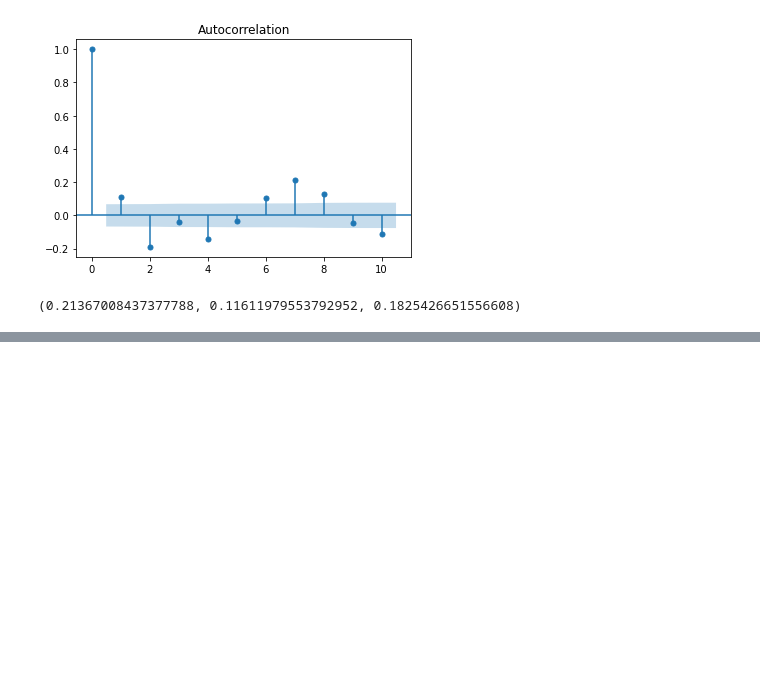
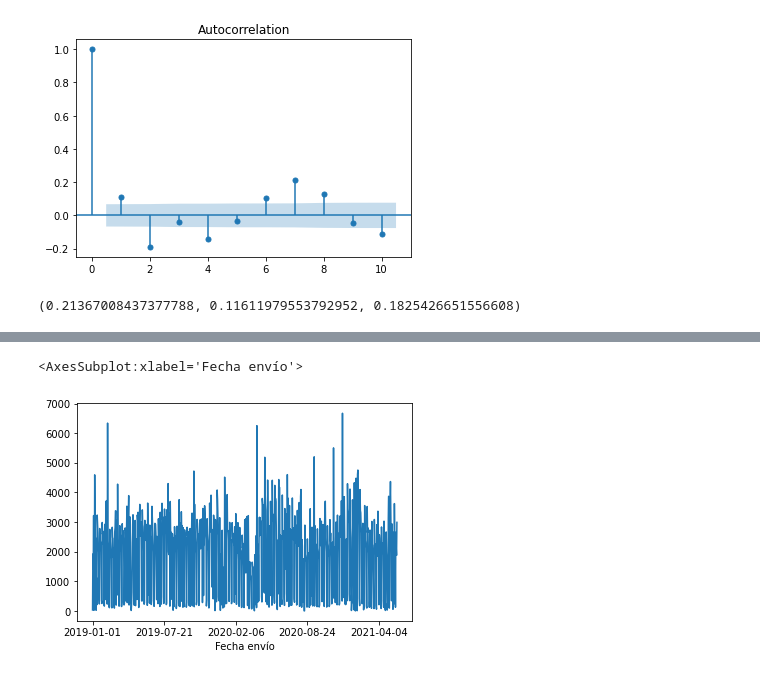
Before and after one commit to toniet/TFG, a Jupyter notebook: 1_CargaDataEnvios.ipynb, the cells around one changed output, grey strips where cells are left out. Saved outputs shown, nothing was run; the diff lists cells and outputs as text; code cells hidden in the pictures; blank space fills up the shorter version.

```diff
--- a/1_CargaDataEnvios.ipynb
+++ b/1_CargaDataEnvios.ipynb
@@ -278,0 +230,5 @@ train['total'].autocorr(lag=7), train['total'].autocorr(lag=14), train['total'].
+# %%
+df['total'].plot()
+# %% [output]
+<AxesSubplot:xlabel='Fecha envío'>
+[figure, added]
```
Also changed, not shown: parts of 36 cells of this notebook, 3 other files.
